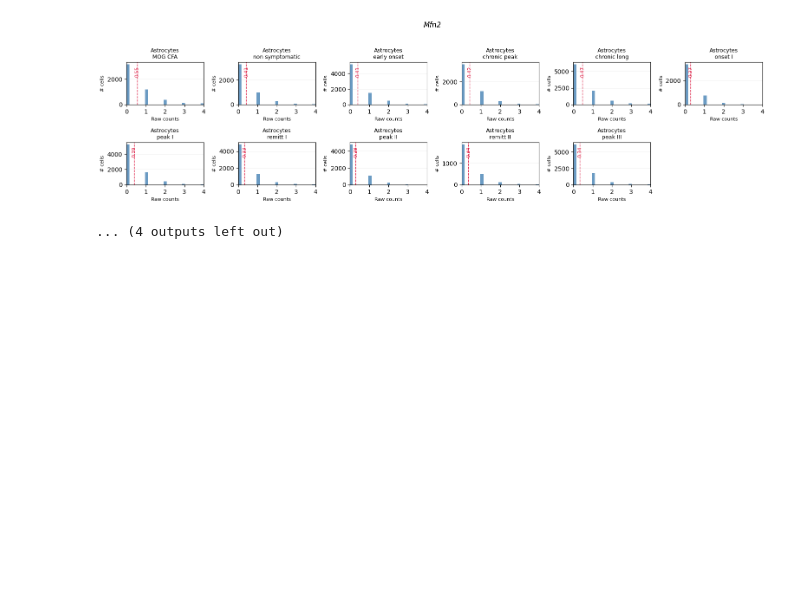
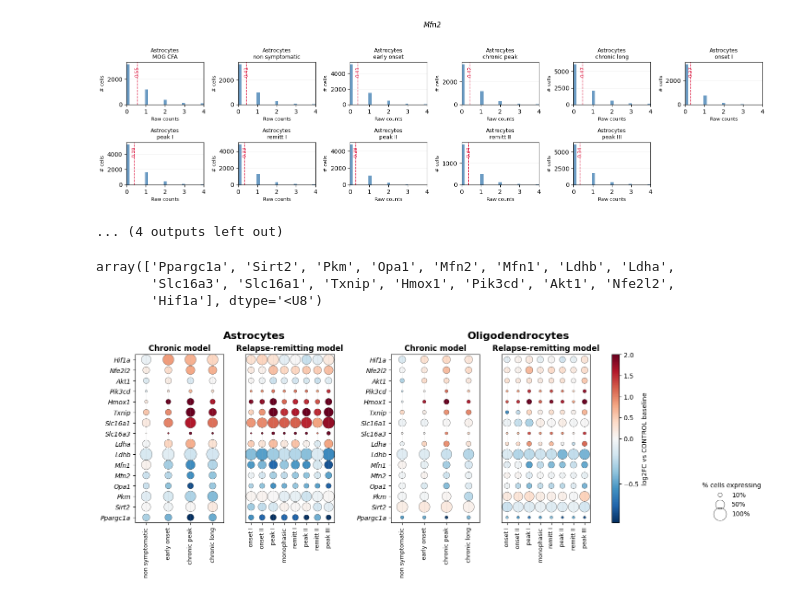
Before and after one commit to christoffermattssonlangseth/MitoMetaoMicS, a Jupyter notebook: notebooks/xenium_eae_data/heatmap_course.ipynb, the cells around one changed output. Saved outputs shown, nothing was run; the diff lists cells and outputs as text; code cells hidden in the pictures; blank space fills up the shorter version.

```diff
--- a/notebooks/xenium_eae_data/heatmap_course.ipynb
+++ b/notebooks/xenium_eae_data/heatmap_course.ipynb
@@ -419,0 +564,30 @@ histograms_separate_per_group(
+# %%
+np.array(genes).transpose()
+# %% [output]
+array(['Ppargc1a', 'Sirt2', 'Pkm', 'Opa1', 'Mfn2', 'Mfn1', 'Ldhb', 'Ldha',
+       'Slc16a3', 'Slc16a1', 'Txnip', 'Hmox1', 'Pik3cd', 'Akt1', 'Nfe2l2',
+       'Hif1a'], dtype='<U8')
+# %%
+genes = ["Hif1a","Nfe2l2","Akt1","Pik3cd","Hmox1","Txnip","Slc16a1","Slc16a3",
+         "Ldha","Ldhb","Mfn1","Mfn2","Opa1","Pkm","Sirt2","Ppargc1a"]
+genes = genes[::-1]
+
+# 1) % expressing within EAE cells
+pct_df = compute_pct_expressing(
+    adata, genes,
+    celltype_col="cell_type_reduced",
+    course_col="course",
+    model_col="model",
+    condition_col="condition",
+    use_condition="EAE",
+    layer="raw"
+)
+
+# 2) Dot plot (size = %, color = your log2FC table)
+plot_dotpanels(
+    log2fc_df, pct_df, genes,MODELS,
+    celltypes=("Astrocytes","Oligodendrocytes"),   # or add "Microglia", "OPCs", etc.
+   vmax=2, size_scale=2
+)
+# %% [output]
+[figure, added]
```
Also changed, not shown: parts of 5 cells of this notebook, 1 other file.
